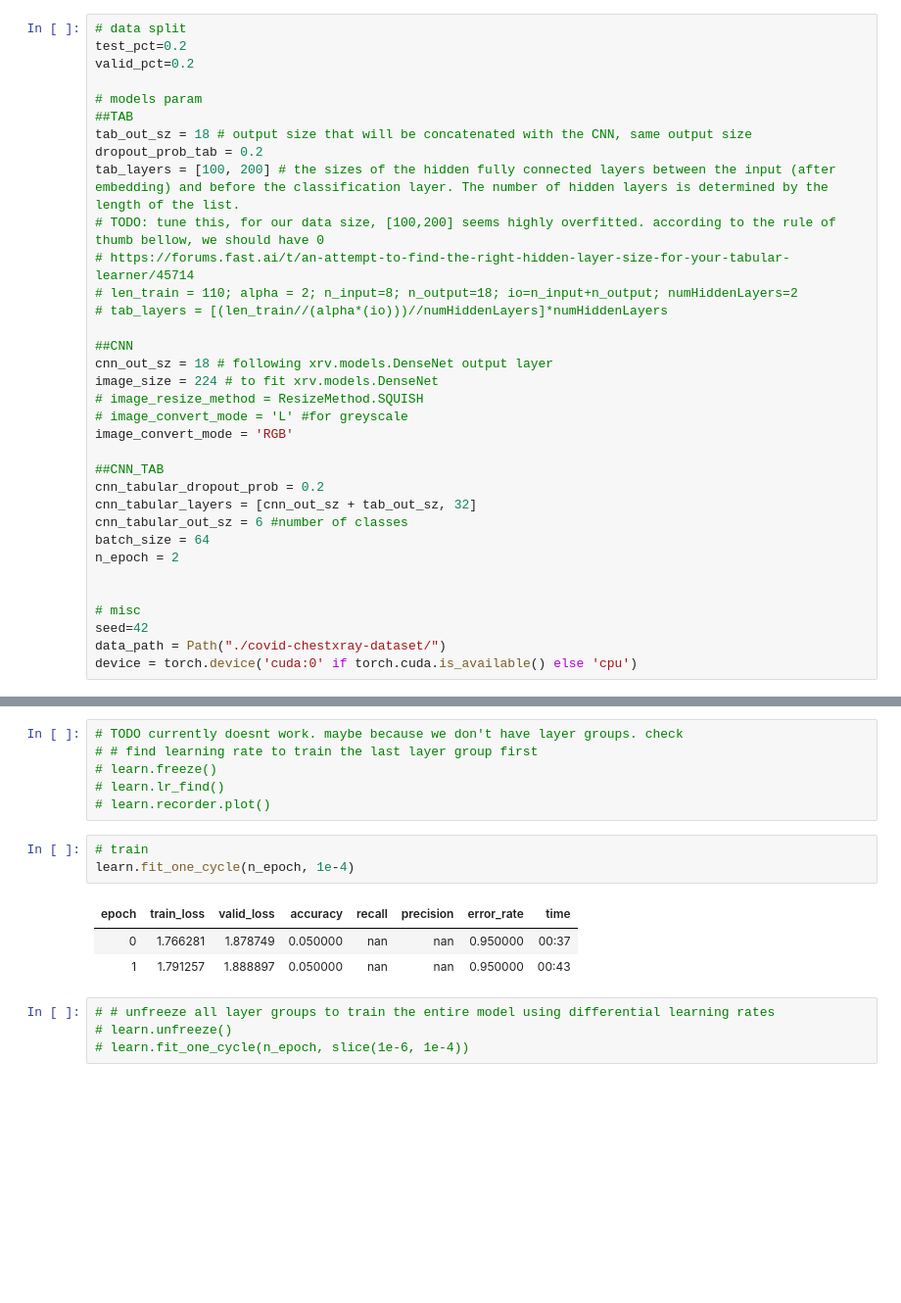
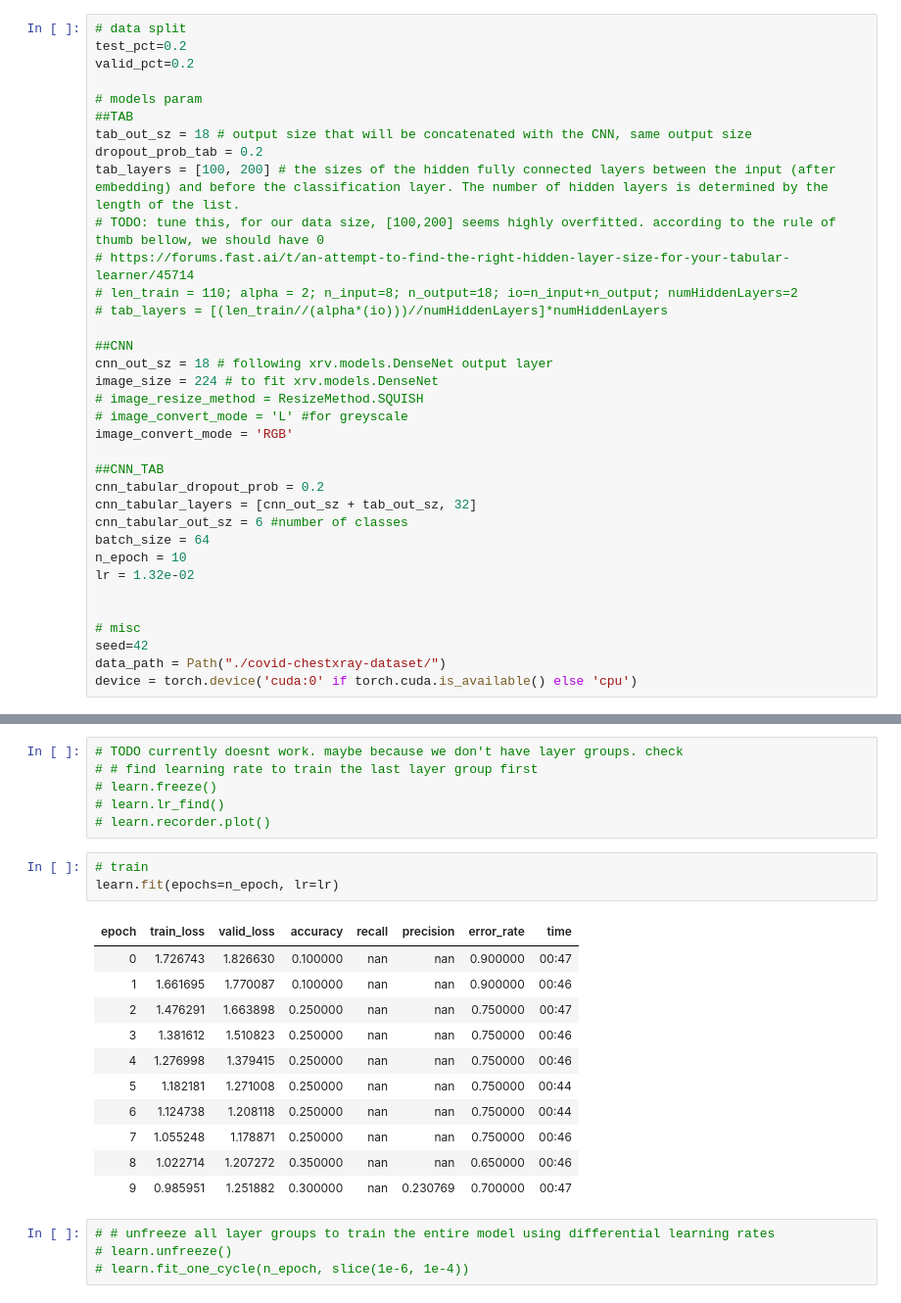
Before and after one commit to HadarRosenwald/severity-detection, a Jupyter notebook: chestxray_severity_detection.ipynb, the cells around one changed output, grey strips where cells are left out. Shown at 98% size. Saved outputs shown, nothing was run; the diff lists cells and outputs as text; blank space fills up the shorter version.

```diff
--- a/chestxray_severity_detection.ipynb
+++ b/chestxray_severity_detection.ipynb
@@ -75,7 +71,8 @@ cnn_tabular_dropout_prob = 0.2
 cnn_tabular_layers = [cnn_out_sz + tab_out_sz, 32]
 cnn_tabular_out_sz = 6 #number of classes
 batch_size = 64
-n_epoch = 2
+n_epoch = 10
+lr = 1.32e-02
 
 
 # misc
@@ -493,11 +494,19 @@ CNNTabularModel(
 # learn.recorder.plot()
 # %%
 # train
-learn.fit_one_cycle(n_epoch, 1e-4)
+learn.fit(epochs=n_epoch, lr=lr)
 # %% [output]
 | epoch | train_loss | valid_loss | accuracy | recall | precision | error_rate | time |
-| 0 | 1.766281 | 1.878749 | 0.050000 | nan | nan | 0.950000 | 00:37 |
-| 1 | 1.791257 | 1.888897 | 0.050000 | nan | nan | 0.950000 | 00:43 |
+| 0 | 1.726743 | 1.826630 | 0.100000 | nan | nan | 0.900000 | 00:47 |
+| 1 | 1.661695 | 1.770087 | 0.100000 | nan | nan | 0.900000 | 00:46 |
+| 2 | 1.476291 | 1.663898 | 0.250000 | nan | nan | 0.750000 | 00:47 |
+| 3 | 1.381612 | 1.510823 | 0.250000 | nan | nan | 0.750000 | 00:46 |
+| 4 | 1.276998 | 1.379415 | 0.250000 | nan | nan | 0.750000 | 00:46 |
+| 5 | 1.182181 | 1.271008 | 0.250000 | nan | nan | 0.750000 | 00:44 |
+| 6 | 1.124738 | 1.208118 | 0.250000 | nan | nan | 0.750000 | 00:44 |
+| 7 | 1.055248 | 1.178871 | 0.250000 | nan | nan | 0.750000 | 00:46 |
+| 8 | 1.022714 | 1.207272 | 0.350000 | nan | nan | 0.650000 | 00:46 |
+| 9 | 0.985951 | 1.251882 | 0.300000 | nan | 0.230769 | 0.700000 | 00:47 |
 # %%
 # # unfreeze all layer groups to train the entire model using differential learning rates
 # learn.unfreeze()
```
Also changed, not shown: parts of 19 cells of this notebook.
